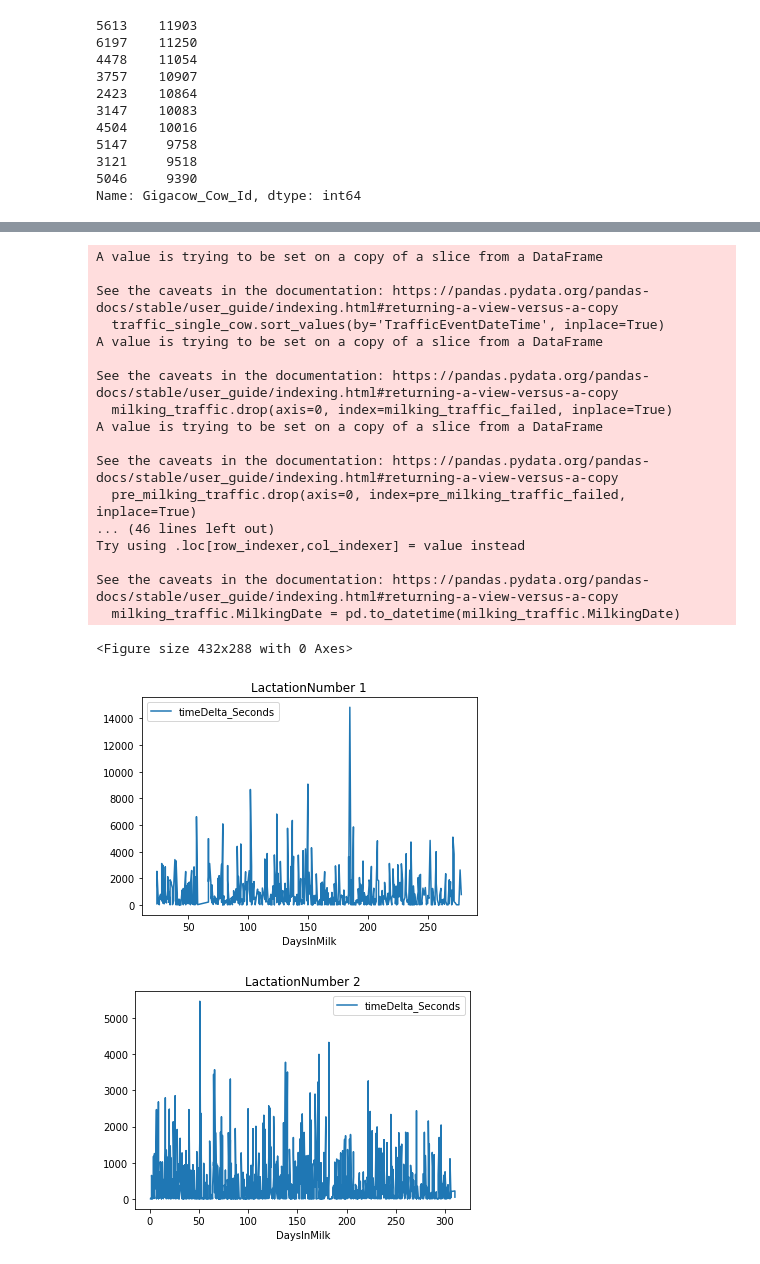
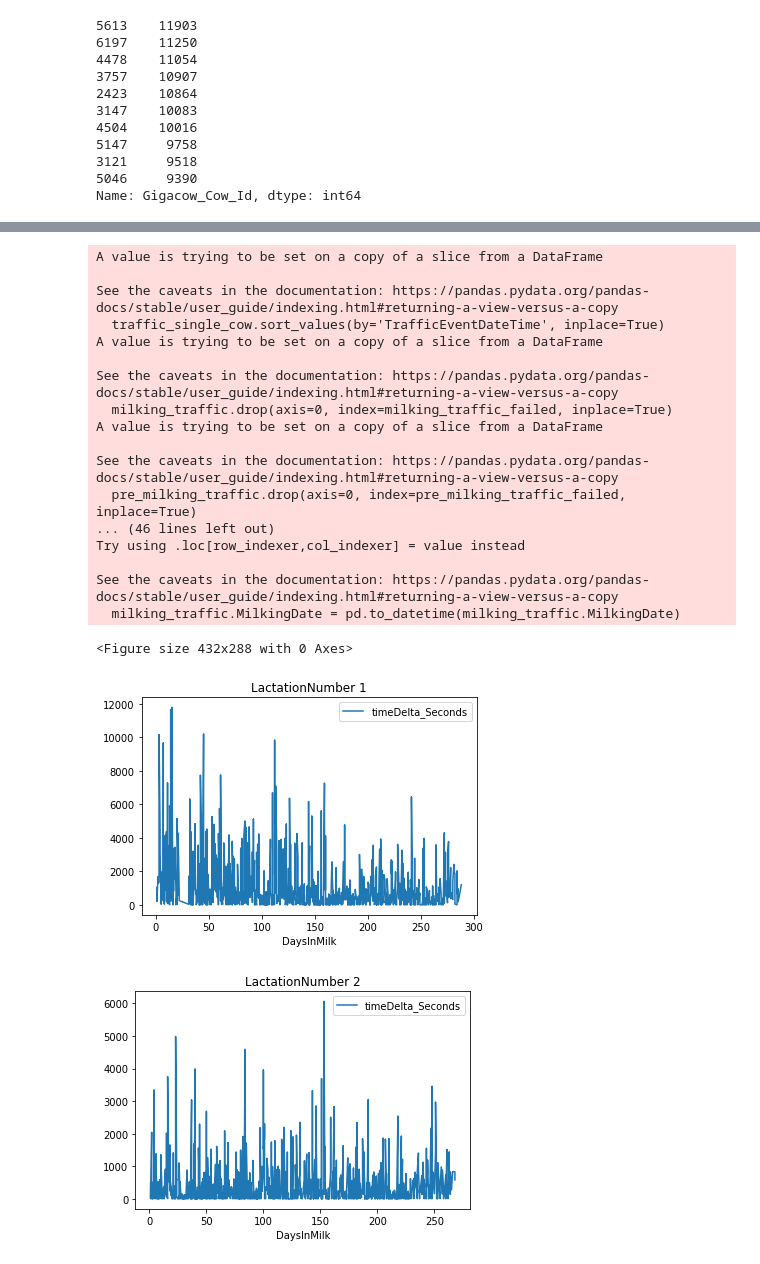
Before and after one commit to pgullstrand/Gigacow-tools, a Jupyter notebook: Model_time_series/GP_model/ts_dataCollection_memory.ipynb, the cells around one changed output, grey strips where cells are left out. Drawn from its saved outputs; the diff is of its cells as text; code cells hidden in the pictures.

Commit message:
for memory problem, fixed data integration error

```diff
--- a/Model_time_series/GP_model/ts_dataCollection_memory.ipynb
+++ b/Model_time_series/GP_model/ts_dataCollection_memory.ipynb
@@ -105,13 +168,11 @@ See the caveats in the documentation: https://pandas.pydata.org/pandas-docs/stab
 # %%
 def countCowAge(birthDate, milkingDate):
-    '''Calculate cows age based on birthDate and milkingDate
-
-    Args:
+    '''
+    func: Calculate cows age based on birthDate and milkingDate
+    args:
         birthDate: cow's birth datetime
         milkingDate: milking events datetime
-
-    Returns:
-        age: cow age in human years(float)
+    return: cow age in human years(float)
     '''
     birthDate = pd.to_datetime(birthDate)
     milkingDate = pd.to_datetime(milkingDate)
@@ -119,31 +180,20 @@ def countCowAge(birthDate, milkingDate):
     age = np.around(days/365, 2)
     return age
 
+    #select single cow from the traffic table
 
 def data_collector(traffic, gigacow, lactation, cow_id):
-
-    '''select single cow from the traffic table
-
-    Args:
-        traffic: traffic data table
-        gigacow: gigacow data table
-        lactation: lactation data table
-        cow_id: ID of cow
-
-    Returns:
-        single_cow_merge: A dataframe contains all relevant features for a single cow
-
-    '''
-
-    # Extract Milking Event and its most recent traffic event to calculate T2-T1
-    # T1: Entry time into the Mjolkfalla
-    # T2: Entry time into the milking robot
-    # T2-T1: calculate time difference between T2&T1 (i.e., Time spend in Mjolkfalla/holding area)
 
     traffic_single_cow = traffic.loc[traffic['Gigacow_Cow_Id'] == cow_id]
     traffic_single_cow.sort_values(by='TrafficEventDateTime', inplace=True)
     traffic_single_cow.index = range(len(traffic_single_cow))
 
+    '''
+        Extract Milking Event and its most recent traffic event to calculate T2-T1
+        T1: Entry time into the Mjolkfalla
+        T2: Entry time into the milking robot
+        T2-T1: calculate time difference between T2&T1 (i.e., Time spend in Mjolkfalla/holding area)
+    '''
     # locate mikling event by searching 'kg' keyword in traffic result
     # the most recent traffic event to milking event should be pre_milking event
     # need to filter out records with gate failure
@@ -202,9 +252,8 @@ def data_collector(traffic, gigacow, lactation, cow_id):
     # drop failed data points based on RoundedSecondsTimeInArea & timeDelta_Seconds
     single_cow_merge.drop(single_cow_merge.loc[abs(single_cow_merge.timeDelta_Seconds - single_cow_merge.RoundedSecondsTimeInArea) > 300].index, inplace=True)
     single_cow_merge['TrafficDeviceName'].replace(r"[A-Za-z]+\s*","vms", inplace=True, regex=True)
-    # calculate age of cows
+    #calculate age of cows
     single_cow_merge['Age'] = single_cow_merge.apply(lambda x: countCowAge(x['BirthDate'], x['MilkingEventDateTime']), axis=1)
     single_cow_merge.drop(['BirthDate'], axis=1, inplace=True)
-    # single_cow_merge = single_cow_merge.loc[single_cow_merge.LactationNumber == 1]
 
     return single_cow_merge
@@ -211,34 +290,34 @@ def data_collector(traffic, gigacow, lactation, cow_id):
 # %%
 # plot the relations between timeDielta and Lactation/DIM(DaysInMilk)
 periods = [1, 2]
-single_cow_merge = data_collector(traffic, gigacow, lactation, 6380)
+single_cow_merge = data_collector(traffic, gigacow, lactation, 478)
 single_cow_merge = single_cow_merge.loc[single_cow_merge.LactationNumber.isin(periods)]
 plt.figure()
 single_cow_merge.loc[single_cow_merge.LactationNumber == 1].plot(x="DaysInMilk", y="timeDelta_Seconds", kind='line', title='LactationNumber 1')
 single_cow_merge.loc[single_cow_merge.LactationNumber == 2].plot(x="DaysInMilk", y="timeDelta_Seconds", kind='line', title='LactationNumber 2')
 single_cow_merge.loc[single_cow_merge.LactationNumber == 3].plot(x="DaysInMilk", y="timeDelta_Seconds", kind='line', title='LactationNumber 3')
 plt.show()
 # %% [output]
 A value is trying to be set on a copy of a slice from a DataFrame
 
 See the caveats in the documentation: https://pandas.pydata.org/pandas-docs/stable/user_guide/indexing.html#returning-a-view-versus-a-copy
   traffic_single_cow.sort_values(by='TrafficEventDateTime', inplace=True)
 A value is trying to be set on a copy of a slice from a DataFrame
 
 See the caveats in the documentation: https://pandas.pydata.org/pandas-docs/stable/user_guide/indexing.html#returning-a-view-versus-a-copy
   milking_traffic.drop(axis=0, index=milking_traffic_failed, inplace=True)
 A value is trying to be set on a copy of a slice from a DataFrame
 
 See the caveats in the documentation: https://pandas.pydata.org/pandas-docs/stable/user_guide/indexing.html#returning-a-view-versus-a-copy
   pre_milking_traffic.drop(axis=0, index=pre_milking_traffic_failed, inplace=True)
 ... (46 lines left out)
 Try using .loc[row_indexer,col_indexer] = value instead
 
 See the caveats in the documentation: https://pandas.pydata.org/pandas-docs/stable/user_guide/indexing.html#returning-a-view-versus-a-copy
   milking_traffic.MilkingDate = pd.to_datetime(milking_traffic.MilkingDate)
 <Figure size 432x288 with 0 Axes>
-[figure, old version]
+[figure, new version]
-[figure, old version]
+[figure, new version]
 [figure]
 # %%
 single_cow_merge
```
Also changed, not shown: parts of 4 cells of this notebook, 5 other files.
